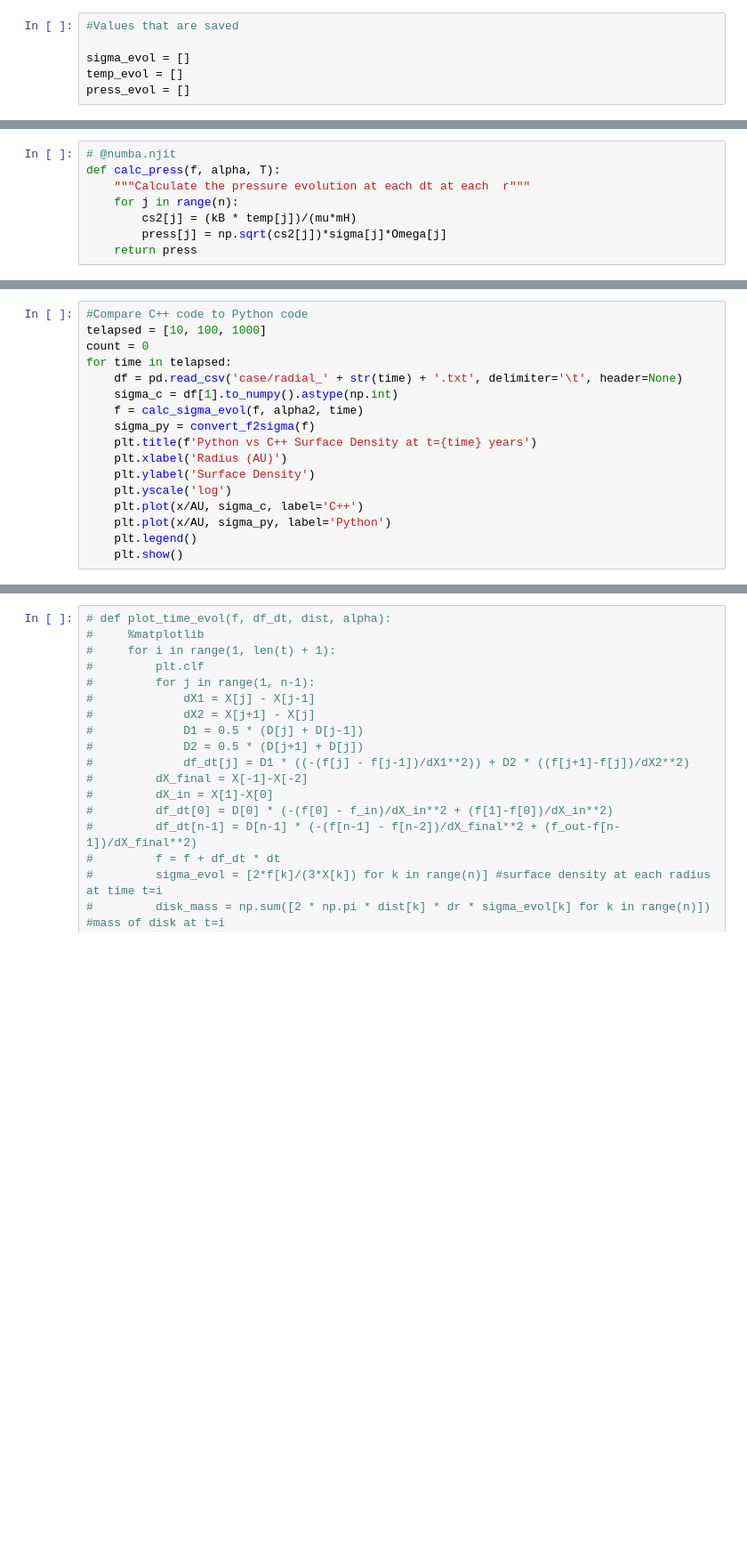
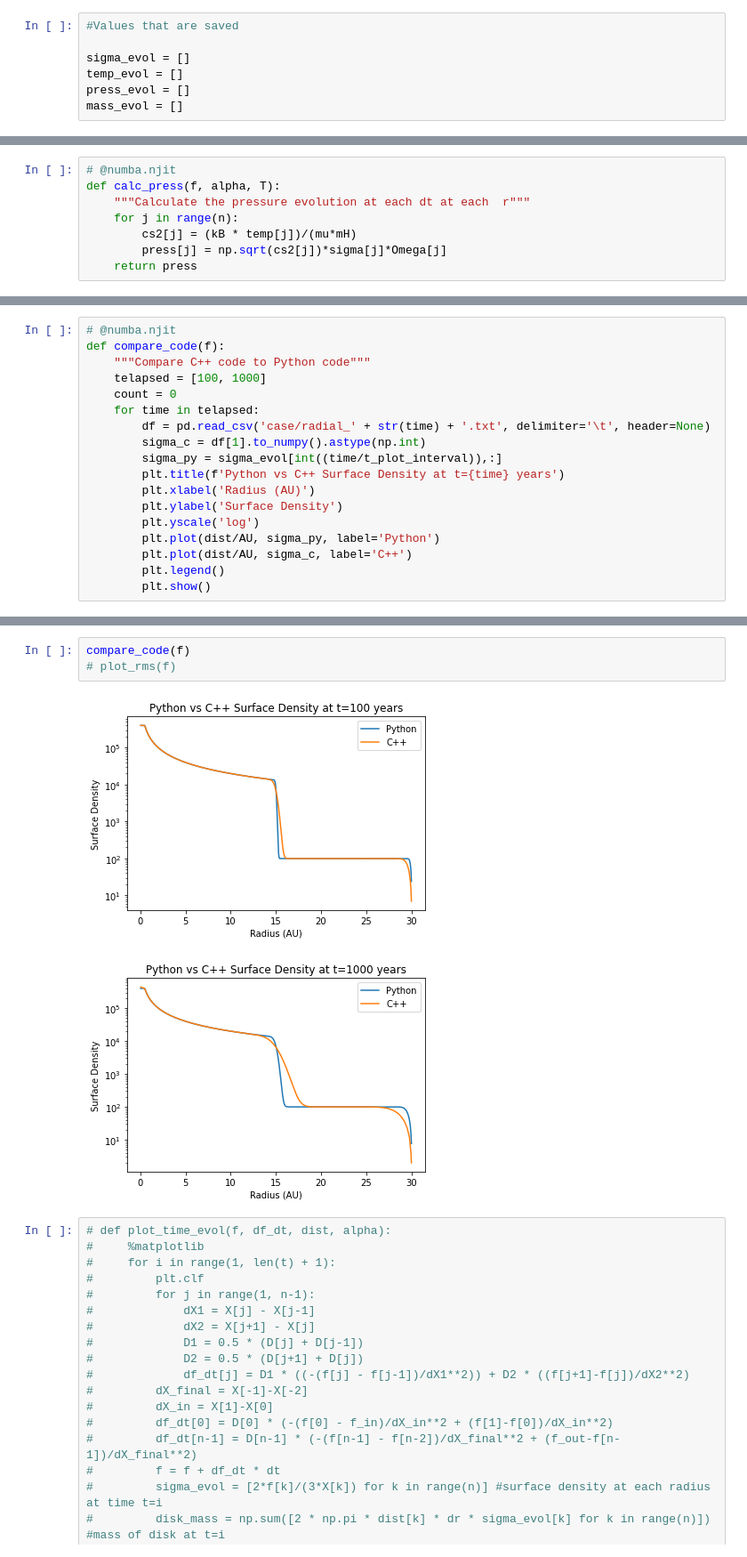
Before and after one commit to rohaniyerr/surf_2021, a Jupyter notebook: diffusion_model.ipynb, the cells around one changed output, grey strips where cells are left out. Shown: that part at 89% size. Cells and saved outputs as stored; diff of their text form; blank space fills up the shorter version.

```diff
--- a/diffusion_model.ipynb
+++ b/diffusion_model.ipynb
@@ -108,6 +106,7 @@ press = np.empty(n)
 sigma_evol = []
 temp_evol = []
 press_evol = []
+mass_evol = []
 # %%
 #Boundary Conditions
 
@@ -252,17 +215,18 @@ calc_init_params(alpha1)
 # %%
-#Compare C++ code to Python code
-telapsed = [10, 100, 1000]
-count = 0
-for time in telapsed:
-    df = pd.read_csv('case/radial_' + str(time) + '.txt', delimiter='\t', header=None)
-    sigma_c = df[1].to_numpy().astype(np.int)
-    f = calc_sigma_evol(f, alpha2, time)
-    sigma_py = convert_f2sigma(f)
-    plt.title(f'Python vs C++ Surface Density at t={time} years')
-    plt.xlabel('Radius (AU)')
-    plt.ylabel('Surface Density')
-    plt.yscale('log')
-    plt.plot(x/AU, sigma_c, label='C++')
-    plt.plot(x/AU, sigma_py, label='Python')
-    plt.legend()
-    plt.show()
+# @numba.njit
+def compare_code(f):
+    """Compare C++ code to Python code"""
+    telapsed = [100, 1000]
+    count = 0
+    for time in telapsed:
+        df = pd.read_csv('case/radial_' + str(time) + '.txt', delimiter='\t', header=None)
+        sigma_c = df[1].to_numpy().astype(np.int)
+        sigma_py = sigma_evol[int((time/t_plot_interval)),:]
+        plt.title(f'Python vs C++ Surface Density at t={time} years')
+        plt.xlabel('Radius (AU)')
+        plt.ylabel('Surface Density')
+        plt.yscale('log')
+        plt.plot(dist/AU, sigma_py, label='Python')
+        plt.plot(dist/AU, sigma_c, label='C++')
+        plt.legend()
+        plt.show()
@@ -291,3 +251,9 @@ for time in telapsed:
+# %%
+compare_code(f)
+# plot_rms(f)
+# %% [output]
+[figure, added]
+[figure, added]
 # %%
 # def plot_time_evol(f, df_dt, dist, alpha):
 #     %matplotlib
```
Also changed, not shown: parts of 19 cells of this notebook.
